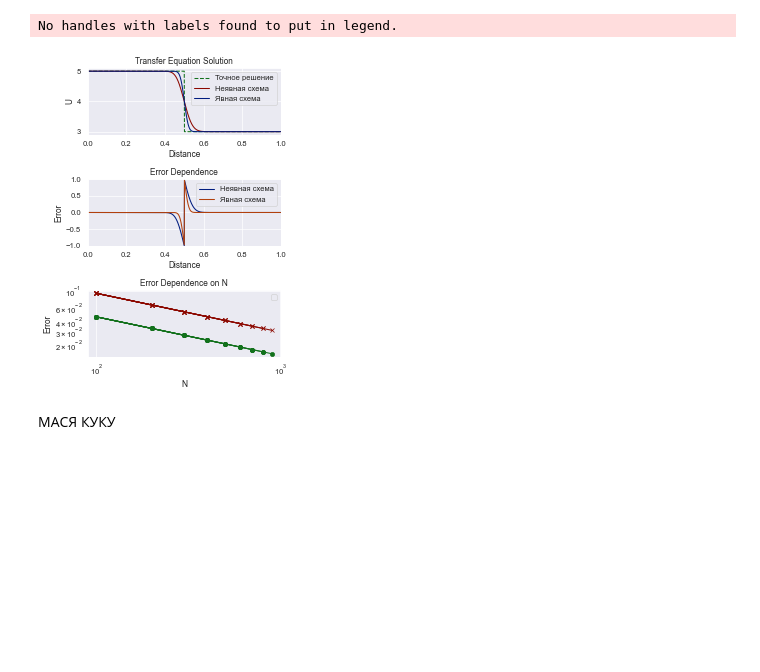
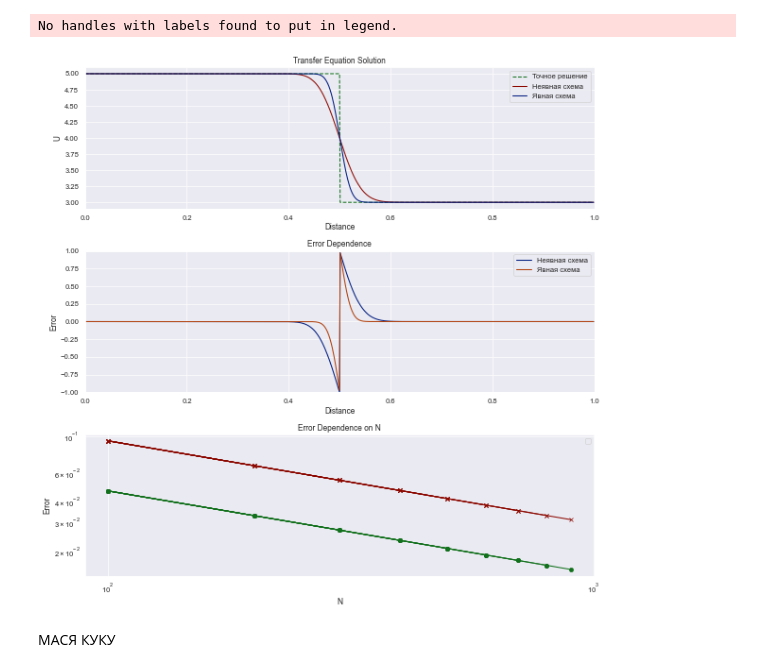
Before and after one commit to GertCell/PhysDep, a Jupyter notebook: GasDyn/Task 1/Wave_optimised.ipynb, the cells around one changed output. Saved outputs shown, nothing was run; the diff lists cells and outputs as text; code cells hidden in the pictures; blank space fills up the shorter version.

```diff
--- a/GasDyn/Task 1/Wave_optimised.ipynb
+++ b/GasDyn/Task 1/Wave_optimised.ipynb
@@ -35,7 +35,7 @@ E1 = np.array([])
 E2 = np.array([])
 E_1 = np.array([])
 E_2 = np.array([])
-figure(figsize = (5,7))
+figure(figsize = (12,12))
 
 subplot(311)
 axis([0, 1, 2.9, 5.1])
@@ -162,34 +162,34 @@ for m in range(100, Max, 100):
     U2 = np.ones(len(X))*3
     U2[0] = 5
 
 
     E1 = [0] * len(X)
     E2 = [0] * len(X)
 
     real(m)
     implicit(m, Up)
     explicit(m, Up)
     M = np.append(M, m)
     np.append(E_1, abs(E1[int(m/2) - int(m/25)]))
     #ln6, = semilogy(M, E_1, 'go-', label = 'Ошибка неявной схемы')
 
     np.append(E_2, abs(E2[int(m/2) - int(m/25)]))
     #ln7, = semilogy(M, E_2, 'rx-', label = 'Ошибка явной схемы')
     #ln6.set_data(M, E_1)
     #ln7.set_data(M, E_2)
 
     sq_err_1 = np.mean((U1 - Up)**2)
     S_1 = np.append(S_1, sq_err_1)
     sq_err_2 = np.mean((U2-Up)**2)
     S_2 = np.append(S_2, sq_err_2)
     ln8, = plot(M, S_1, 'rx-')
     ln9, = plot(M, S_2, 'go-')
 
 
 gcf().canvas.draw()
 # %% [output]
 No handles with labels found to put in legend.
-[figure, old version]
+[figure, new version]
 # %% [markdown]
 МАСЯ КУКУ
 # %%
```
Also changed, not shown: 1 other file.
